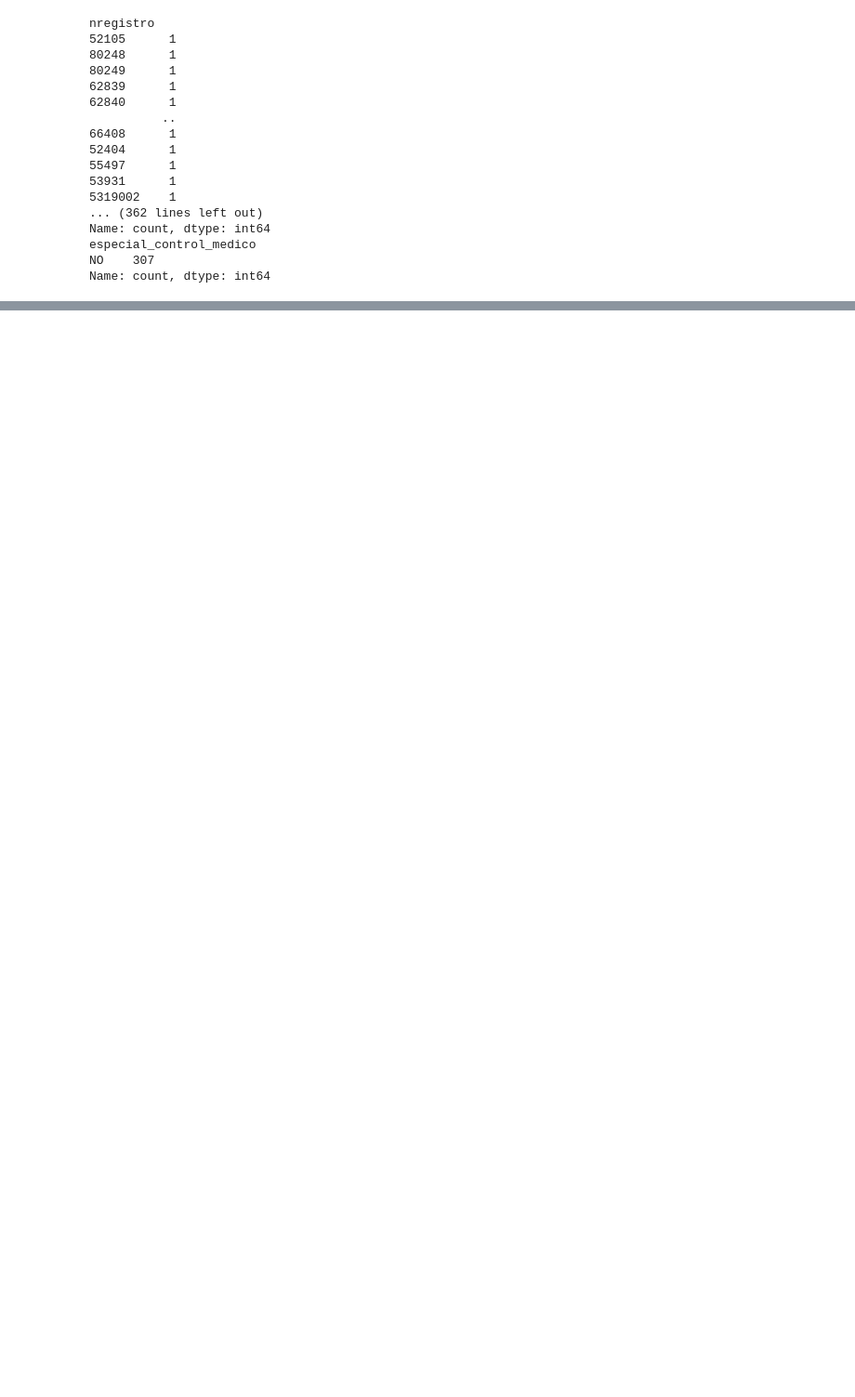
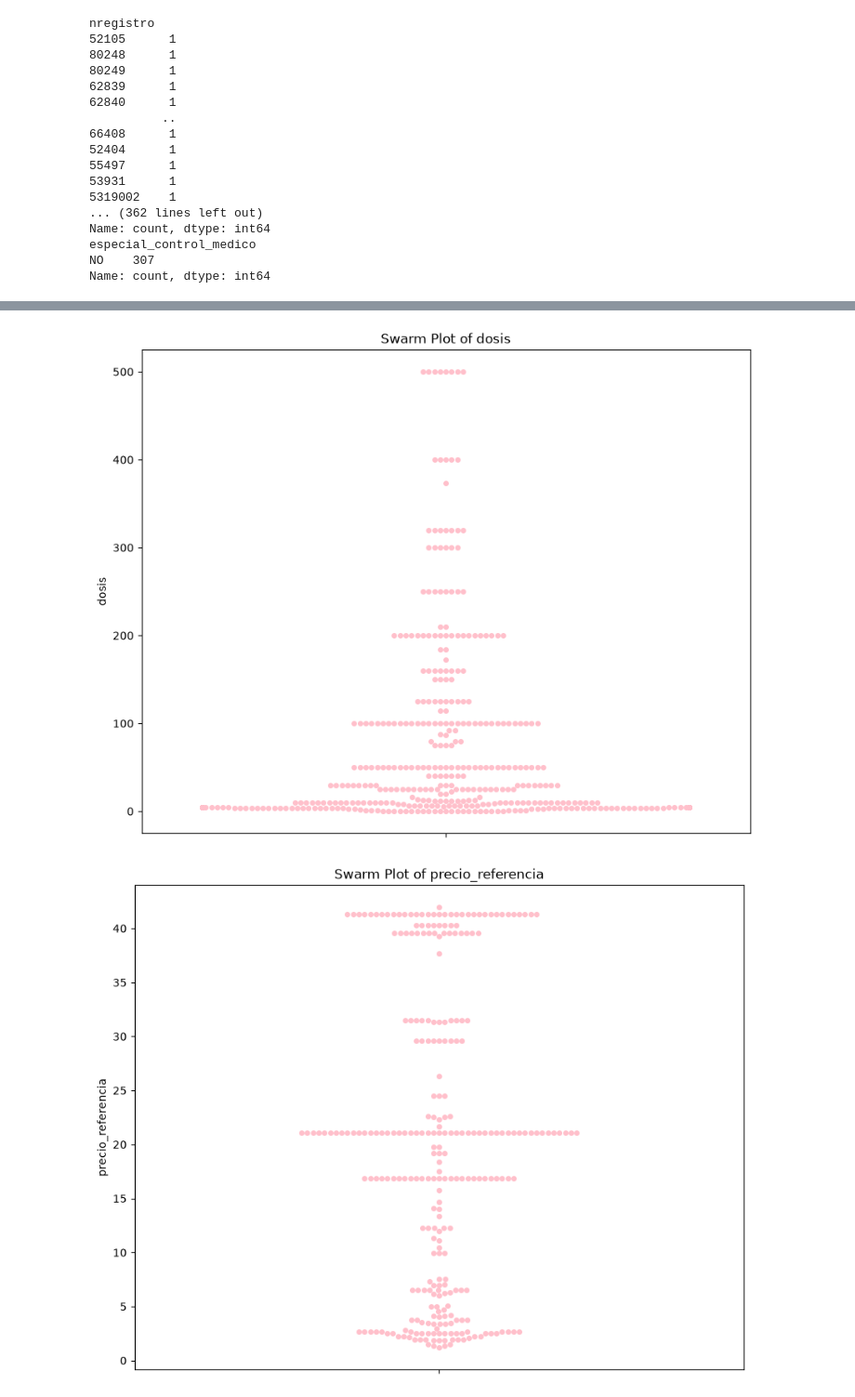
Before and after one commit to alvarofernandezsanchez/proyecto-asma, a Jupyter notebook: src/proyecto_asma/eda.ipynb, the cells around one changed output, grey strips where cells are left out. Shown at 93% size. Saved outputs shown, nothing was run; the diff lists cells and outputs as text; code cells hidden in the pictures; blank space fills up the shorter version.

```diff
--- a/src/proyecto_asma/eda.ipynb
+++ b/src/proyecto_asma/eda.ipynb
@@ -102,0 +212,12 @@ drop_columns =["nregistro", "nombre", "cn", "url_foto_materiales", "url_html_fic
+# %%
+for column in numerical_columns:
+    plt.figure(figsize=(10, 8))
+
+    sns.swarmplot(y=column, data=df, color='pink')
+
+    plt.title(f'Swarm Plot of {column}')
+    plt.ylabel(column)
+    plt.show()
+# %% [output]
+[figure, added]
+[figure, added]
```
Also changed, not shown: parts of 25 cells of this notebook, 1 other file.
